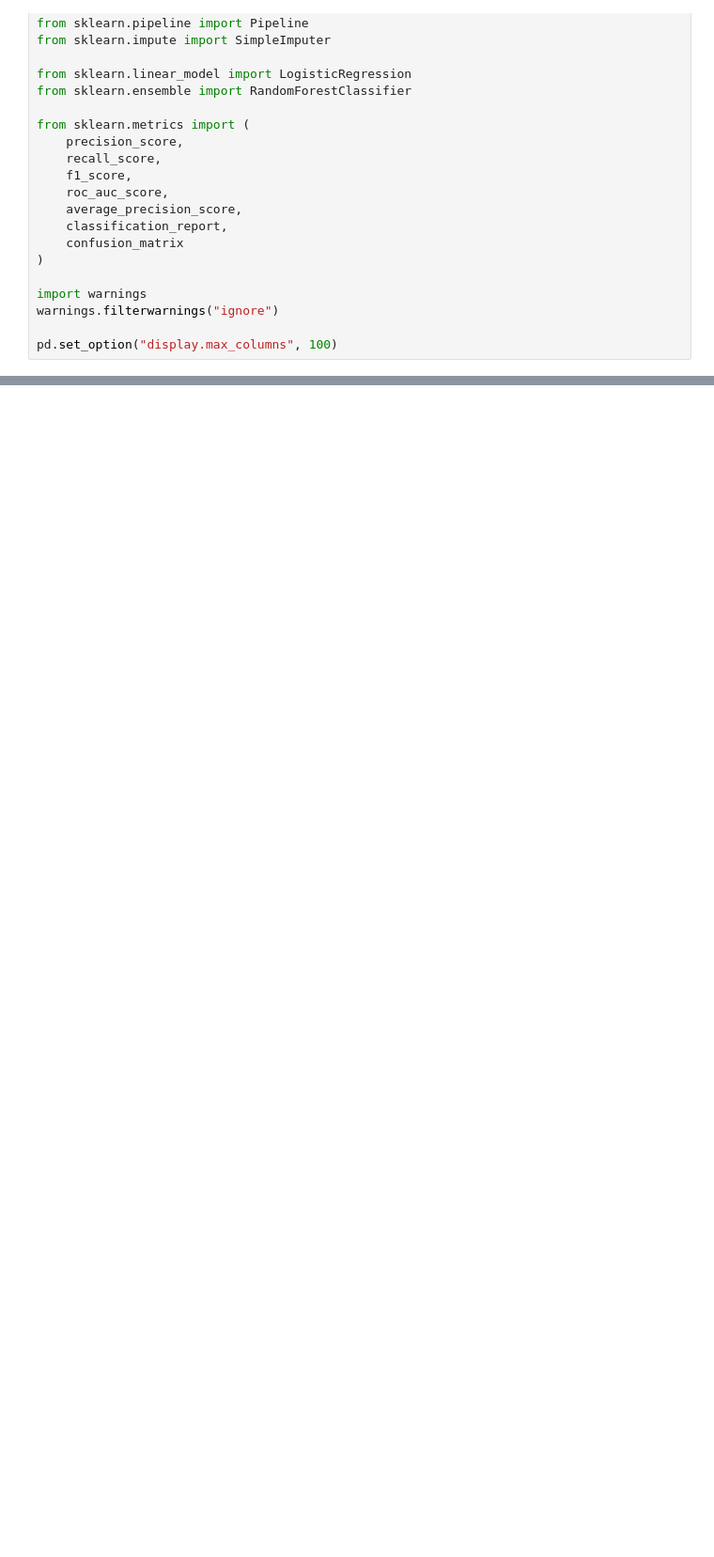
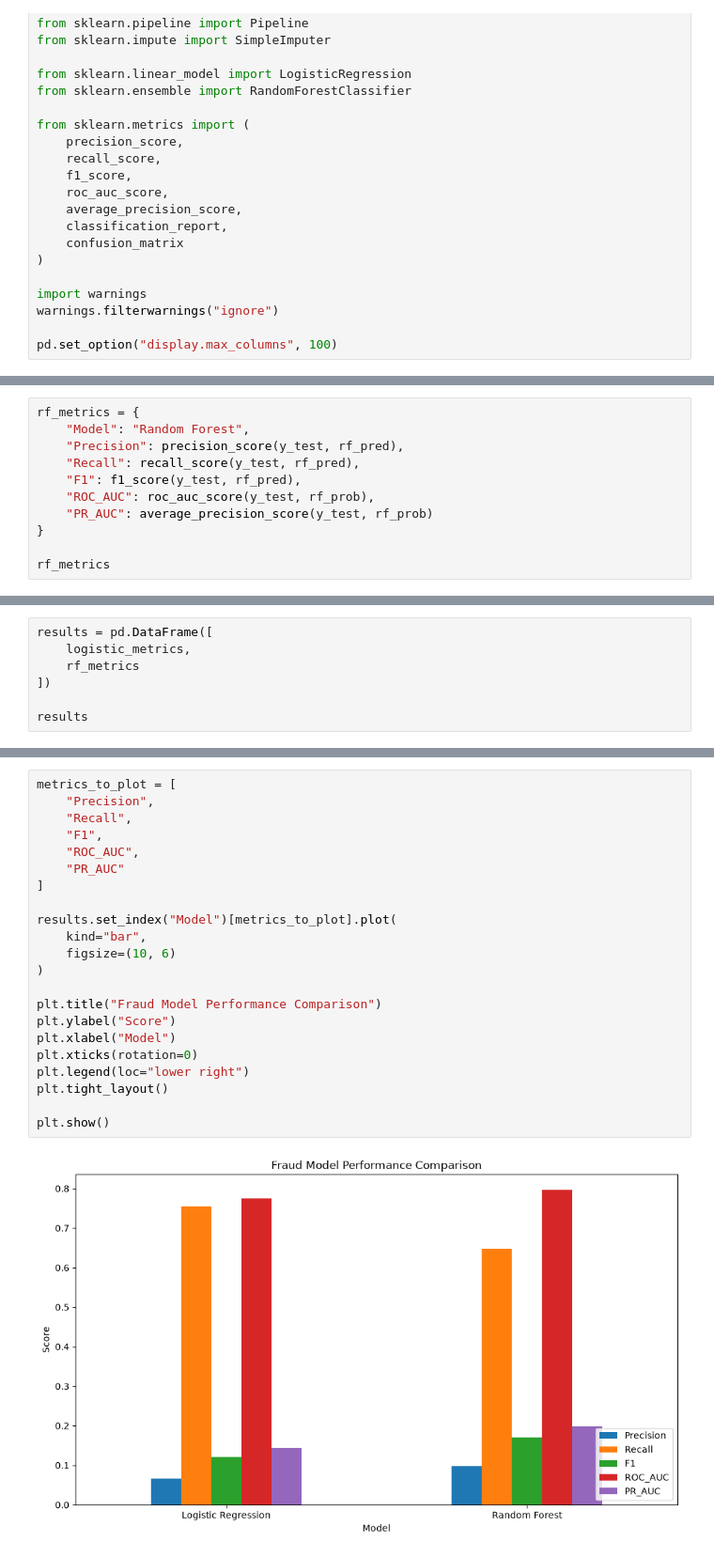
Before and after one commit to AditiSingh16/fraud-transaction-risk-intelligence, a Jupyter notebook: notebooks/4_fraud_modeling.ipynb, the cells around one changed output, grey strips where cells are left out. Shown at 94% size. Drawn from its saved outputs; the diff is of its cells as text; blank space fills up the shorter version.

Commit message:
Update fraud modelling notebook

```diff
--- a/notebooks/4_fraud_modeling.ipynb
+++ b/notebooks/4_fraud_modeling.ipynb
@@ -40,0 +401,11 @@ pd.set_option("display.max_columns", 100)
+# %%
+rf_metrics = {
+    "Model": "Random Forest",
+    "Precision": precision_score(y_test, rf_pred),
+    "Recall": recall_score(y_test, rf_pred),
+    "F1": f1_score(y_test, rf_pred),
+    "ROC_AUC": roc_auc_score(y_test, rf_prob),
+    "PR_AUC": average_precision_score(y_test, rf_prob)
+}
+
+rf_metrics
@@ -40,0 +438,7 @@ pd.set_option("display.max_columns", 100)
+# %%
+results = pd.DataFrame([
+    logistic_metrics,
+    rf_metrics
+])
+
+results
@@ -40,0 +453,24 @@ pd.set_option("display.max_columns", 100)
+# %%
+metrics_to_plot = [
+    "Precision",
+    "Recall",
+    "F1",
+    "ROC_AUC",
+    "PR_AUC"
+]
+
+results.set_index("Model")[metrics_to_plot].plot(
+    kind="bar",
+    figsize=(10, 6)
+)
+
+plt.title("Fraud Model Performance Comparison")
+plt.ylabel("Score")
+plt.xlabel("Model")
+plt.xticks(rotation=0)
+plt.legend(loc="lower right")
+plt.tight_layout()
+
+plt.show()
+# %% [output]
+[figure, added]
```
Also changed, not shown: parts of 49 cells of this notebook.
